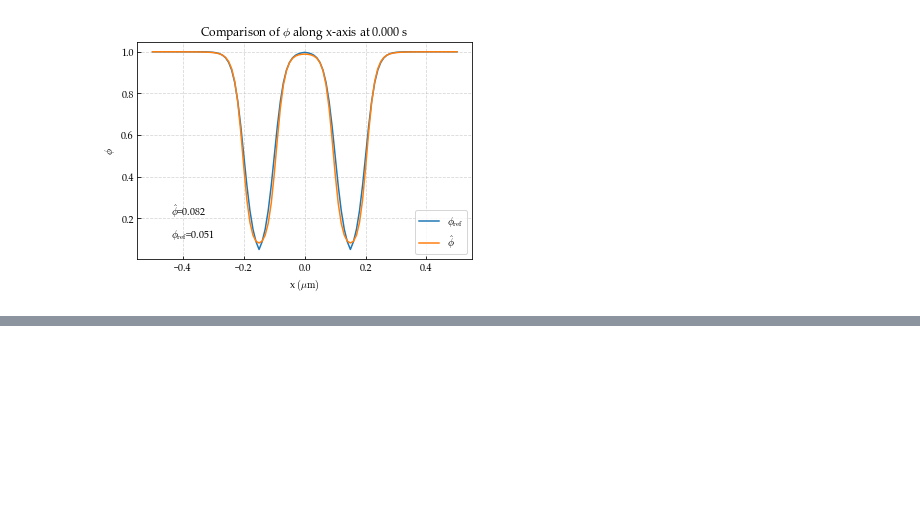
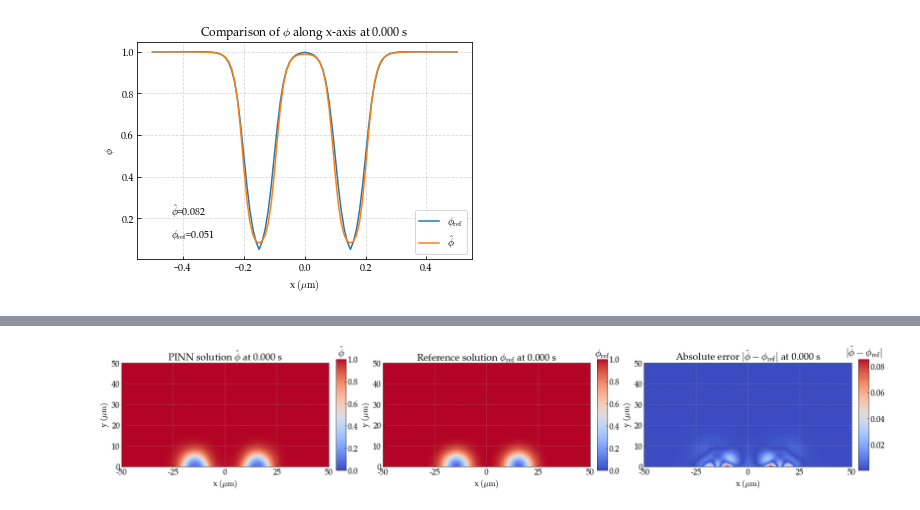
Before and after one commit to NanxiiChen/sharp-pinns, a Jupyter notebook: eval-2pits.ipynb, the cells around one changed output, grey strips where cells are left out. Cells and saved outputs as stored; diff of their text form; code cells hidden in the pictures; blank space fills up the shorter version.

```diff
--- a/eval-2pits.ipynb
+++ b/eval-2pits.ipynb
@@ -339,0 +335,83 @@ print(mse)
+# %%
+rc.update(configs)
+ts = [0.000, 1.418, 2.273, 5.393, 9.528,]
+# ts = [ 49.15]
+mesh_points = np.load("./data/2d-2pits/mesh_points.npy") * 1e4
+# mesh_points = mesh_points[mesh_points[:, 1] < 0.5 & np.abs()]
+mse = 0
+for idx, tic in enumerate(ts):
+
+    fig = plt.figure(figsize=(30, 4.5))
+    gs = gridspec.GridSpec(1, 6, width_ratios=[1, 0.05, 1, 0.05, 1, 0.05])
+
+
+    tic_tensor = torch.ones(mesh_points.shape[0], 1).view(-1, 1) * tic * 1e-1
+    mesh_tensor = torch.from_numpy(mesh_points).float()
+    geotime = torch.cat([mesh_tensor, tic_tensor], dim=1).to(net.device)
+    with torch.no_grad():
+        sol = net(geotime).cpu().detach().numpy()
+
+    ax = fig.add_subplot(gs[0])
+    ax.scatter(mesh_points[:, 0], mesh_points[:, 1], c=sol[:, 0], cmap='coolwarm',vmin=0, vmax=1)
+    ax.xaxis.set_major_formatter(plt.FuncFormatter(lambda x, pos: f'{x*1e2:.0f}'))
+    ax.yaxis.set_major_formatter(plt.FuncFormatter(lambda x, pos: f'{x*1e2:.0f}'))
+    ax.xaxis.set_major_locator(plt.MultipleLocator(0.25))
+    ax.set(
+        xlabel="x " + r"$\mathrm{(\mu m)}$", ylabel="y " + r"$\mathrm{(\mu m)}$", aspect='equal',
+        xlim=(-0.5, 0.5), ylim=(0, 0.5),
+        title=r"PINN solution $\hat\phi$" + " at "+ f"{tic:.3f} s"
+    )
+
+    truth = np.load("./data/2d-2pits/sol-" + f"{tic:.3f}.npy")
+    diff = np.abs(truth[:, 0] - sol[:, 0])
+
+    ax_bar = fig.add_subplot(gs[1])
+    fig.colorbar(ax.collections[0], cax=ax_bar, orientation='vertical',)
+    ax_bar.set_title(r'$\hat\phi$', loc='center')
+    ax_bar.yaxis.set_major_formatter(plt.FuncFormatter(lambda x, pos: f'{x:.1f}'))
+    pos = ax_bar.get_position()
+    ax_bar.set_position([pos.x0 - 0.015, pos.y0, pos.width, pos.height])
+
+
+    ax = fig.add_subplot(gs[2])
+    ax.scatter(mesh_points[:, 0], mesh_points[:, 1], c=truth[:, 0], cmap='coolwarm',vmin=0,vmax=1)
+    ax.xaxis.set_major_formatter(plt.FuncFormatter(lambda x, pos: f'{x*1e2:.0f}'))
+    ax.yaxis.set_major_formatter(plt.FuncFormatter(lambda x, pos: f'{x*1e2:.0f}'))
+    ax.xaxis.set_major_locator(plt.MultipleLocator(0.25))
+    ax.set(
+        xlabel="x " + r"$\mathrm{(\mu m)}$", ylabel="y " + r"$\mathrm{(\mu m)}$", aspect='equal',
+        xlim=(-0.5, 0.5), ylim=(0, 0.5),
+        title=r"Reference solution $\phi_{\mathrm{ref}}$" + " at "+ f"{tic:.3f} s"
+    )
+
+    ax_bar = fig.add_subplot(gs[3])
+    fig.colorbar(ax.collections[0], cax=ax_bar, orientation='vertical',)
+    ax_bar.set_title(r'$\phi_\mathrm{ref}$', loc='center')
+    ax_bar.yaxis.set_major_formatter(plt.FuncFormatter(lambda x, pos: f'{x:.1f}'))
+    pos = ax_bar.get_position()
+    ax_bar.set_position([pos.x0 - 0.015, pos.y0, pos.width, pos.height])
+
+    ax = fig.add_subplot(gs[4])
+    ax.scatter(mesh_points[:, 0], mesh_points[:, 1], c=diff, cmap='coolwarm',)
+    # ax.scatter(mesh_points[:, 0], mesh_points[:, 1], c=truth[:, 0], cmap='coolwarm', vmin=0, vmax=1)
+    ax.xaxis.set_major_formatter(plt.FuncFormatter(lambda x, pos: f'{x*1e2:.0f}'))
+    ax.yaxis.set_major_formatter(plt.FuncFormatter(lambda x, pos: f'{x*1e2:.0f}'))
+    ax.xaxis.set_major_locator(plt.MultipleLocator(0.25))
+    ax.set(
+        xlabel="x " + r"$\mathrm{(\mu m)}$", ylabel="y " + r"$\mathrm{(\mu m)}$", aspect='equal',
+        xlim=(-0.5, 0.5), ylim=(0, 0.5),
+        title=r"Absolute error $|\hat\phi - \phi_{\mathrm{ref}}|$" + " at "+ f"{tic:.3f} s"
+    )
+    mse += np.mean(diff**2)
+
+    ax_bar = fig.add_subplot(gs[5])
+    fig.colorbar(ax.collections[0], cax=ax_bar, orientation='vertical',)
+    ax_bar.set_title(r'$|\hat\phi - \phi_{\mathrm{ref}}|$', loc='center')
+    ax_bar.yaxis.set_major_formatter(plt.FuncFormatter(lambda x, pos: f'{x:.2f}'))
+    pos = ax_bar.get_position()
+    ax_bar.set_position([pos.x0 - 0.015, pos.y0, pos.width, pos.height])
+
+    plt.savefig("./figures/2d-2pits-phi-fields-" + f"{idx}.png", dpi=300, bbox_inches='tight')
+mse /= len(ts)
+print(mse)
+# %% [output]
@@ -339,0 +419 @@ print(mse)
+[figure, added]
```
Also changed, not shown: parts of 3 cells of this notebook, 12 other files.
